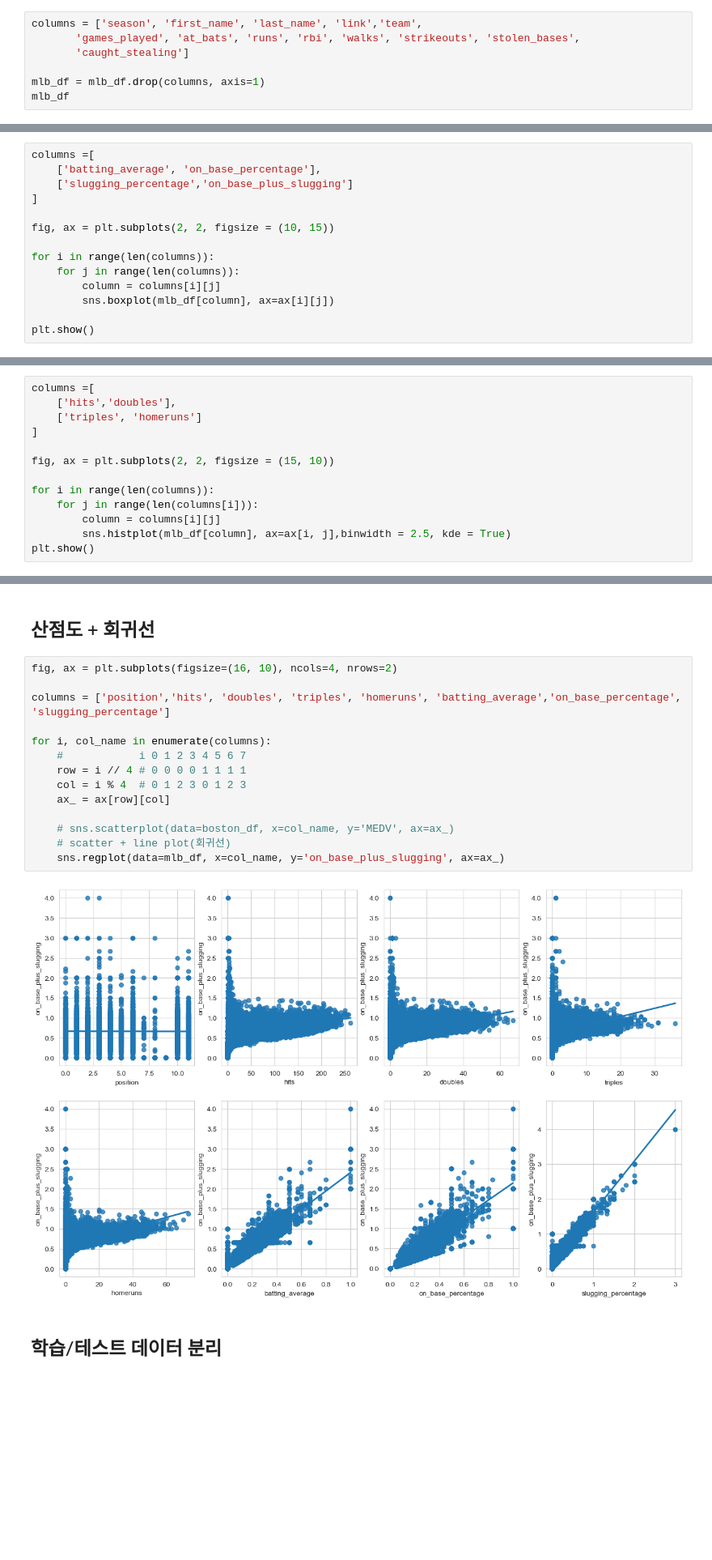
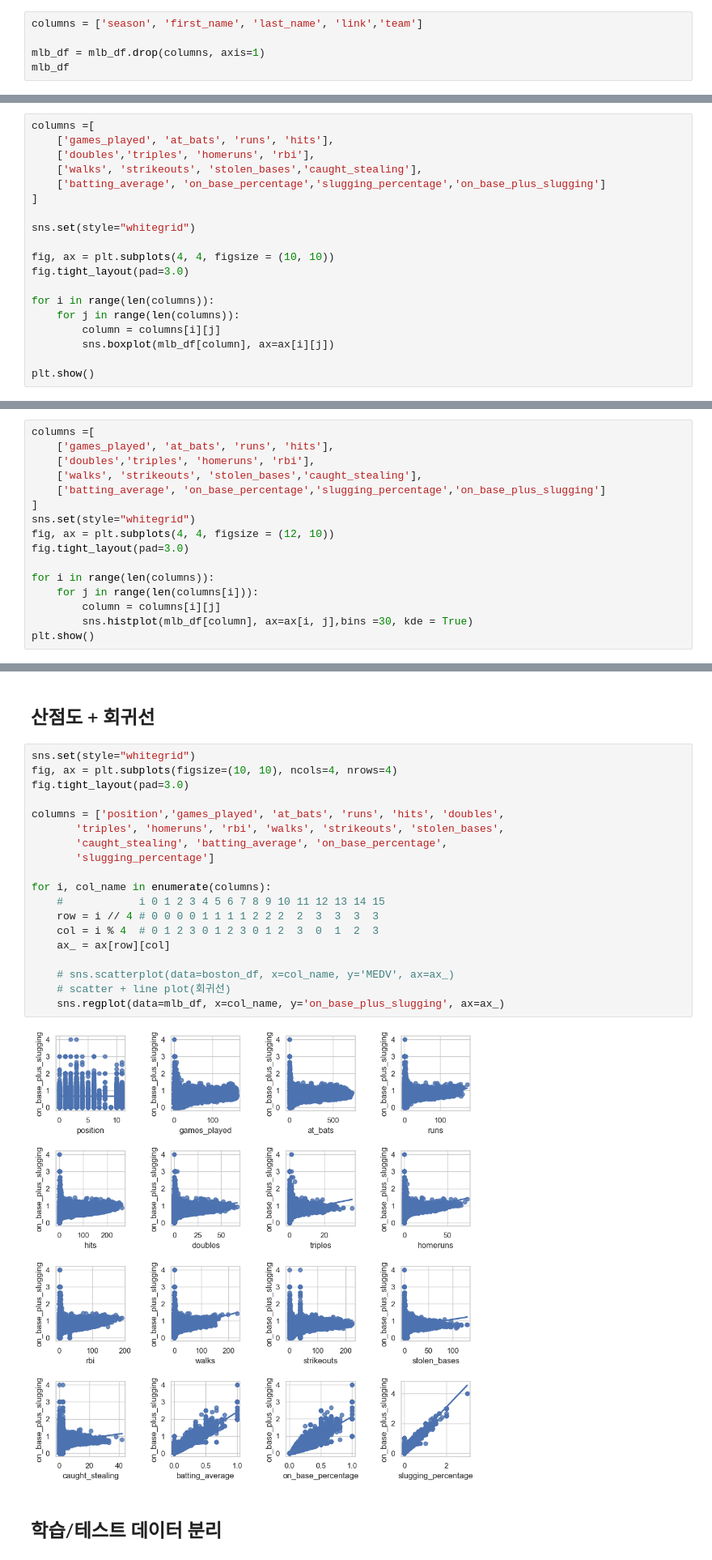
Before and after one commit to encore-ai-240909/eda_workspace, a Jupyter notebook: Team333/baseball.ipynb, the cells around one changed output, grey strips where cells are left out. Shown at 81% size. Cells and saved outputs as stored; diff of their text form; blank space fills up the shorter version.

```diff
--- a/Team333/baseball.ipynb
+++ b/Team333/baseball.ipynb
@@ -99,9 +100,7 @@ std          9.134019
 max          4.000000
 Name: on_base_plus_slugging, dtype: float64
 # %%
-columns = ['season', 'first_name', 'last_name', 'link','team',
-       'games_played', 'at_bats', 'runs', 'rbi', 'walks', 'strikeouts', 'stolen_bases',
-       'caught_stealing']
+columns = ['season', 'first_name', 'last_name', 'link','team']
 
 mlb_df = mlb_df.drop(columns, axis=1)
 mlb_df
@@ -155,10 +146,15 @@ for i in columns :
 # %%
 columns =[
-    ['batting_average', 'on_base_percentage'],
-    ['slugging_percentage','on_base_plus_slugging']
+    ['games_played', 'at_bats', 'runs', 'hits'],
+    ['doubles','triples', 'homeruns', 'rbi'],
+    ['walks', 'strikeouts', 'stolen_bases','caught_stealing'],
+    ['batting_average', 'on_base_percentage','slugging_percentage','on_base_plus_slugging']
 ]
 
-fig, ax = plt.subplots(2, 2, figsize = (10, 15))
+sns.set(style="whitegrid")
+
+fig, ax = plt.subplots(4, 4, figsize = (10, 10))
+fig.tight_layout(pad=3.0)
 
 for i in range(len(columns)):
     for j in range(len(columns)):
@@ -172,15 +168,18 @@ plt.show()
 ## Hist Plot
 # %%
 columns =[
-    ['hits','doubles'],
-    ['triples', 'homeruns']
+    ['games_played', 'at_bats', 'runs', 'hits'],
+    ['doubles','triples', 'homeruns', 'rbi'],
+    ['walks', 'strikeouts', 'stolen_bases','caught_stealing'],
+    ['batting_average', 'on_base_percentage','slugging_percentage','on_base_plus_slugging']
 ]
-
-fig, ax = plt.subplots(2, 2, figsize = (15, 10))
+sns.set(style="whitegrid")
+fig, ax = plt.subplots(4, 4, figsize = (12, 10))
+fig.tight_layout(pad=3.0)
 
 for i in range(len(columns)):
     for j in range(len(columns[i])):
         column = columns[i][j]
-        sns.histplot(mlb_df[column], ax=ax[i, j],binwidth = 2.5, kde = True)
+        sns.histplot(mlb_df[column], ax=ax[i, j],bins =30, kde = True)
 plt.show()
 # %% [output]
@@ -261,21 +269,26 @@ Index(['position', 'hits', 'doubles', 'triples', 'homeruns', 'batting_average',
 # %% [markdown]
 ## 산점도 + 회귀선
 # %%
-fig, ax = plt.subplots(figsize=(16, 10), ncols=4, nrows=2)
+sns.set(style="whitegrid")
+fig, ax = plt.subplots(figsize=(10, 10), ncols=4, nrows=4)
+fig.tight_layout(pad=3.0)
 
-columns = ['position','hits', 'doubles', 'triples', 'homeruns', 'batting_average','on_base_percentage', 'slugging_percentage']
+columns = ['position','games_played', 'at_bats', 'runs', 'hits', 'doubles',
+       'triples', 'homeruns', 'rbi', 'walks', 'strikeouts', 'stolen_bases',
+       'caught_stealing', 'batting_average', 'on_base_percentage',
+       'slugging_percentage']
 
 for i, col_name in enumerate(columns):
-    #            i 0 1 2 3 4 5 6 7
-    row = i // 4 # 0 0 0 0 1 1 1 1
-    col = i % 4  # 0 1 2 3 0 1 2 3
+    #            i 0 1 2 3 4 5 6 7 8 9 10 11 12 13 14 15
+    row = i // 4 # 0 0 0 0 1 1 1 1 2 2 2  2  3  3  3  3
+    col = i % 4  # 0 1 2 3 0 1 2 3 0 1 2  3  0  1  2  3
     ax_ = ax[row][col]
 
     # sns.scatterplot(data=boston_df, x=col_name, y='MEDV', ax=ax_)
     # scatter + line plot(회귀선)
     sns.regplot(data=mlb_df, x=col_name, y='on_base_plus_slugging', ax=ax_)
 # %% [output]
-[figure, old version]
+[figure, new version]
 # %% [markdown]
 ## 학습/테스트 데이터 분리
 # %%
```
Also changed, not shown: parts of 21 cells of this notebook, 6 other files.
